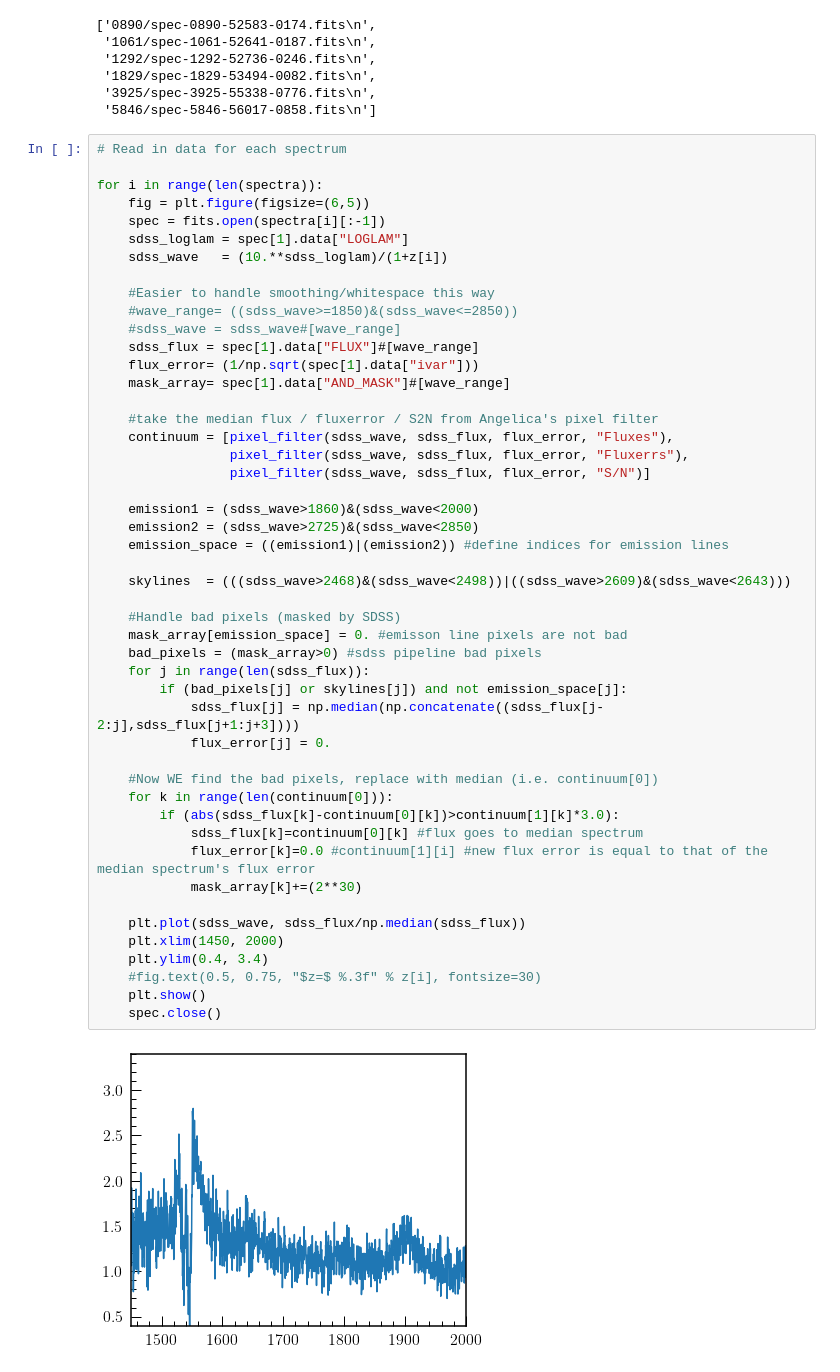
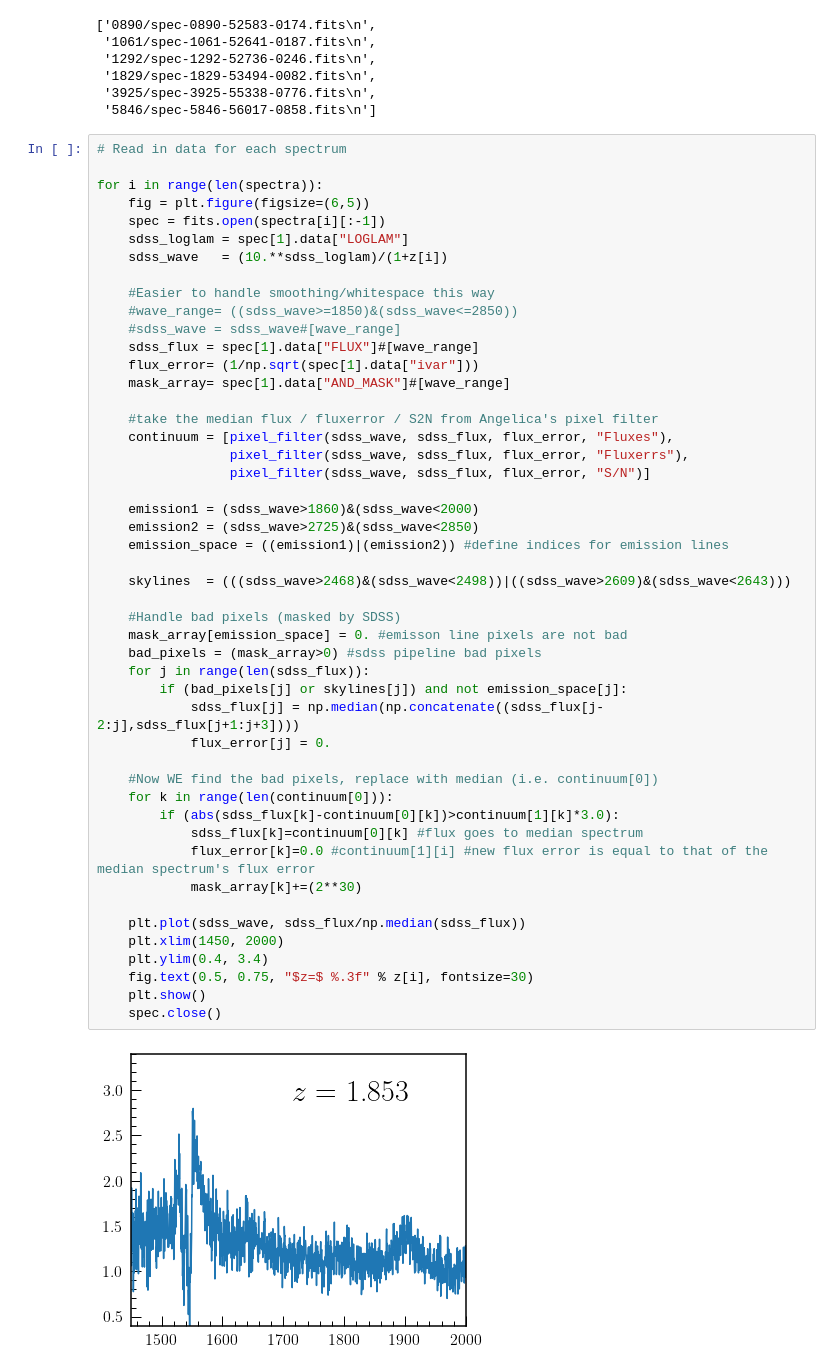
Before and after one commit to RichardsGroup/VLA2018b, a Jupyter notebook: Nyland_spectra.ipynb, the cells around one changed output. Drawn from its saved outputs; the diff is of its cells as text.

```diff
--- a/Nyland_spectra.ipynb
+++ b/Nyland_spectra.ipynb
@@ -59,32 +59,32 @@ for i in range(len(spectra)):
                  pixel_filter(sdss_wave, sdss_flux, flux_error, "Fluxerrs"),
                  pixel_filter(sdss_wave, sdss_flux, flux_error, "S/N")]
 
     emission1 = (sdss_wave>1860)&(sdss_wave<2000)
     emission2 = (sdss_wave>2725)&(sdss_wave<2850)
     emission_space = ((emission1)|(emission2)) #define indices for emission lines
 
     skylines  = (((sdss_wave>2468)&(sdss_wave<2498))|((sdss_wave>2609)&(sdss_wave<2643)))
 
     #Handle bad pixels (masked by SDSS)
     mask_array[emission_space] = 0. #emisson line pixels are not bad
     bad_pixels = (mask_array>0) #sdss pipeline bad pixels
     for j in range(len(sdss_flux)):
         if (bad_pixels[j] or skylines[j]) and not emission_space[j]:
             sdss_flux[j] = np.median(np.concatenate((sdss_flux[j-2:j],sdss_flux[j+1:j+3])))
             flux_error[j] = 0.
 
     #Now WE find the bad pixels, replace with median (i.e. continuum[0])
     for k in range(len(continuum[0])):
         if (abs(sdss_flux[k]-continuum[0][k])>continuum[1][k]*3.0):
             sdss_flux[k]=continuum[0][k] #flux goes to median spectrum
             flux_error[k]=0.0 #continuum[1][i] #new flux error is equal to that of the median spectrum's flux error
             mask_array[k]+=(2**30)
 
     plt.plot(sdss_wave, sdss_flux/np.median(sdss_flux))
     plt.xlim(1450, 2000)
     plt.ylim(0.4, 3.4)
-    #fig.text(0.5, 0.75, "$z=$ %.3f" % z[i], fontsize=30)
+    fig.text(0.5, 0.75, "$z=$ %.3f" % z[i], fontsize=30)
     plt.show()
     spec.close()
 # %% [output]
-[figure, old version]
+[figure, new version]
```
Also changed, not shown: parts of 2 cells of this notebook.
